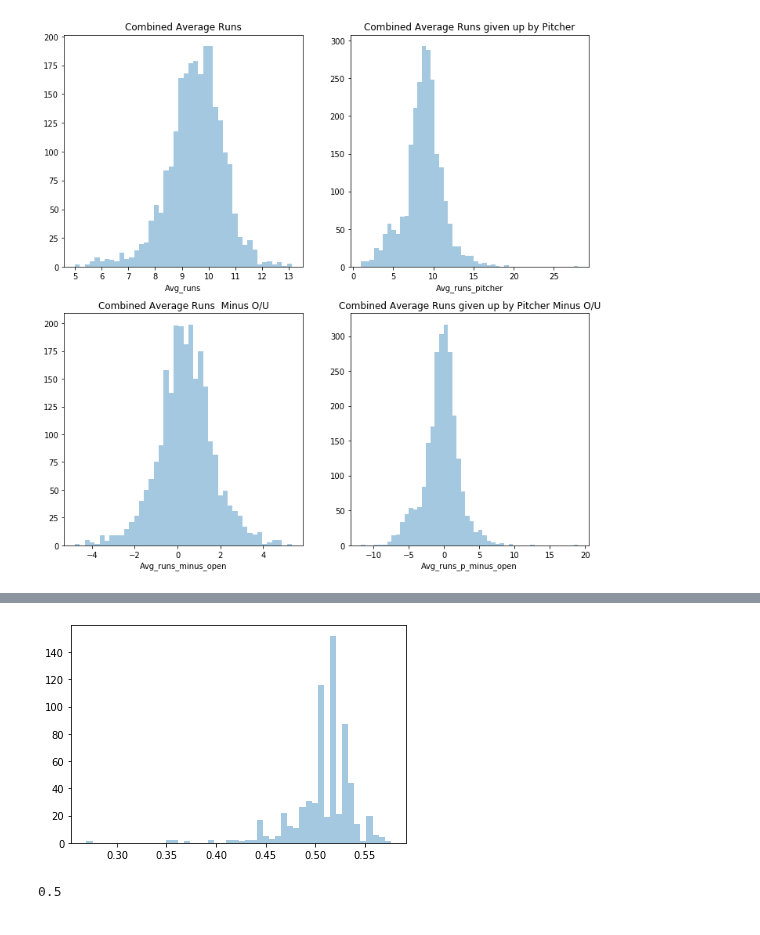
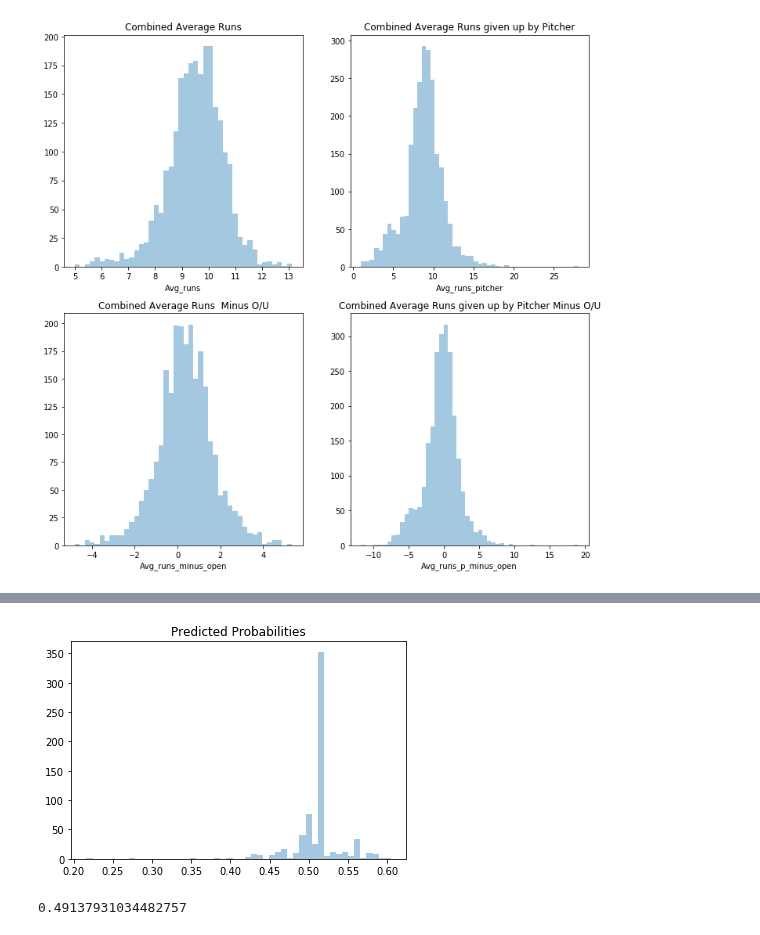
Before and after one commit to timcopelandoh/thinkful, a Jupyter notebook: Module 20 - Random Forest Models/20.7 - Random Forest Challenge.ipynb, the cells around one changed output, grey strips where cells are left out. Saved outputs shown, nothing was run; the diff lists cells and outputs as text; code cells hidden in the pictures.

```diff
--- a/Module 20 - Random Forest Models/20.7 - Random Forest Challenge.ipynb
+++ b/Module 20 - Random Forest Models/20.7 - Random Forest Challenge.ipynb
@@ -249,0 +94,18 @@ y_test = y[X['Game ID'] > 1800]
+# %%
+# Initialize and train our tree.
+decision_tree = tree.DecisionTreeClassifier(
+    criterion='entropy',
+    max_features=5,
+    max_depth=4,
+)
+decision_tree.fit(X_train, y_train)
+
+# Render our tree.
+dot_data = tree.export_graphviz(
+    decision_tree, out_file=None,
+    feature_names=X_train.columns,
+    class_names=['Under', 'Over'],
+    filled=True
+)
+graph = pydotplus.graph_from_dot_data(dot_data)
+Image(graph.create_png())
@@ -250,5 +114,5 @@ y_test = y[X['Game ID'] > 1800]
 # %%
-rfc = ensemble.RandomForestClassifier(max_depth=3)
+rfc = ensemble.RandomForestClassifier(max_depth=3, max_features=3)
 scores = cross_val_score(rfc, X_train, y_train, cv=10)
 print('Mean: \t\t\t{}'.format(scores.mean()))
 print('Standard Deviation: \t{}'.format(scores.std()))
@@ -384,9 +239,10 @@ prun_min_ou
 # %%
+plt.title('Predicted Probabilities')
 sns.distplot([x[0] for x in rfc.predict_proba(X_test)], kde=False)
 plt.show()
 # %% [output]
-[figure, old version]
+[figure, new version]
 # %%
-y_test[([x[0] < .4 for x in rfc.predict_proba(X_test)])].mean()
+y_test[([x[0] < .5 for x in rfc.predict_proba(X_test)])].mean()
 # %% [output]
-0.5
+0.49137931034482757
```
Also changed, not shown: parts of 37 cells of this notebook, 2 other files.
